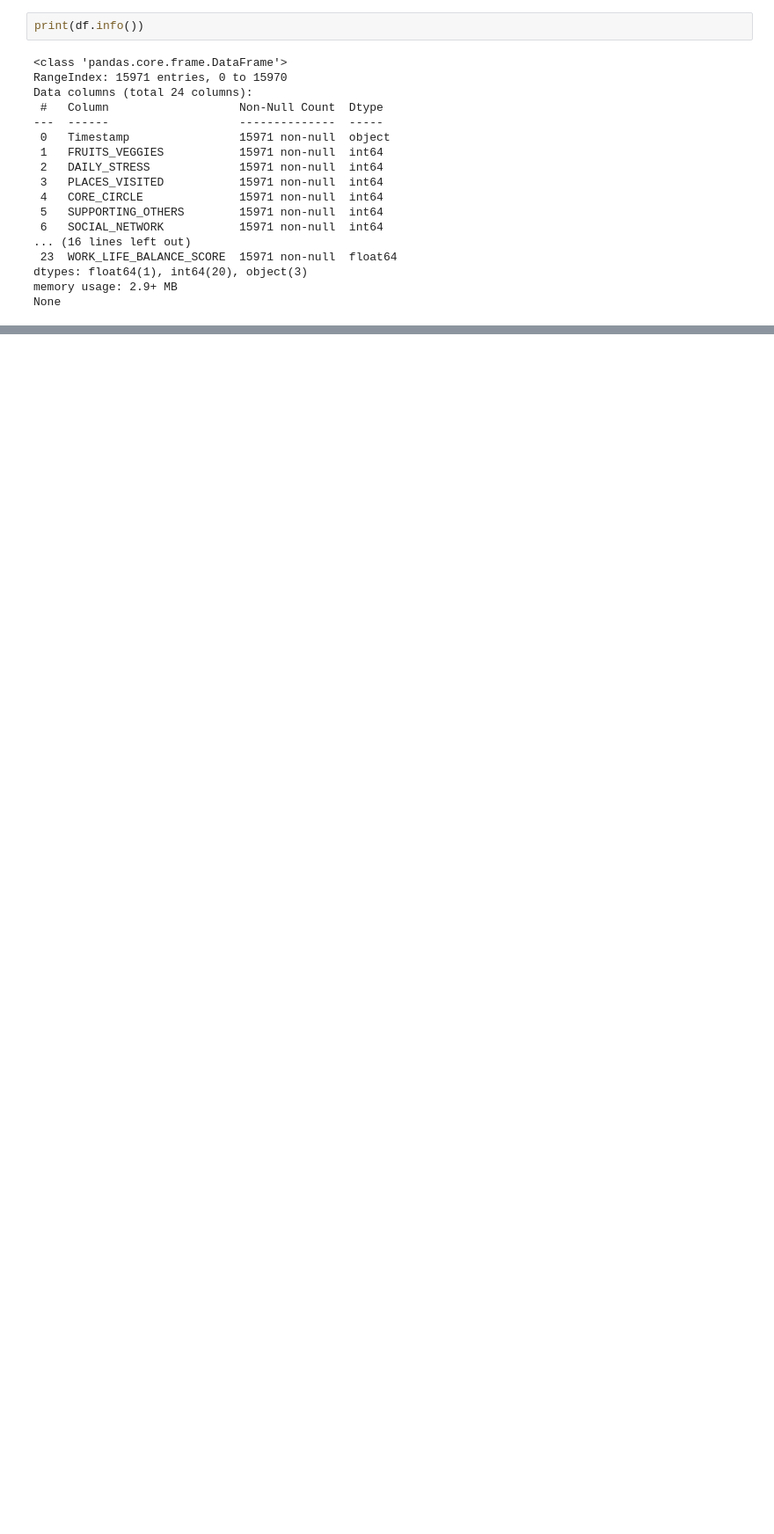
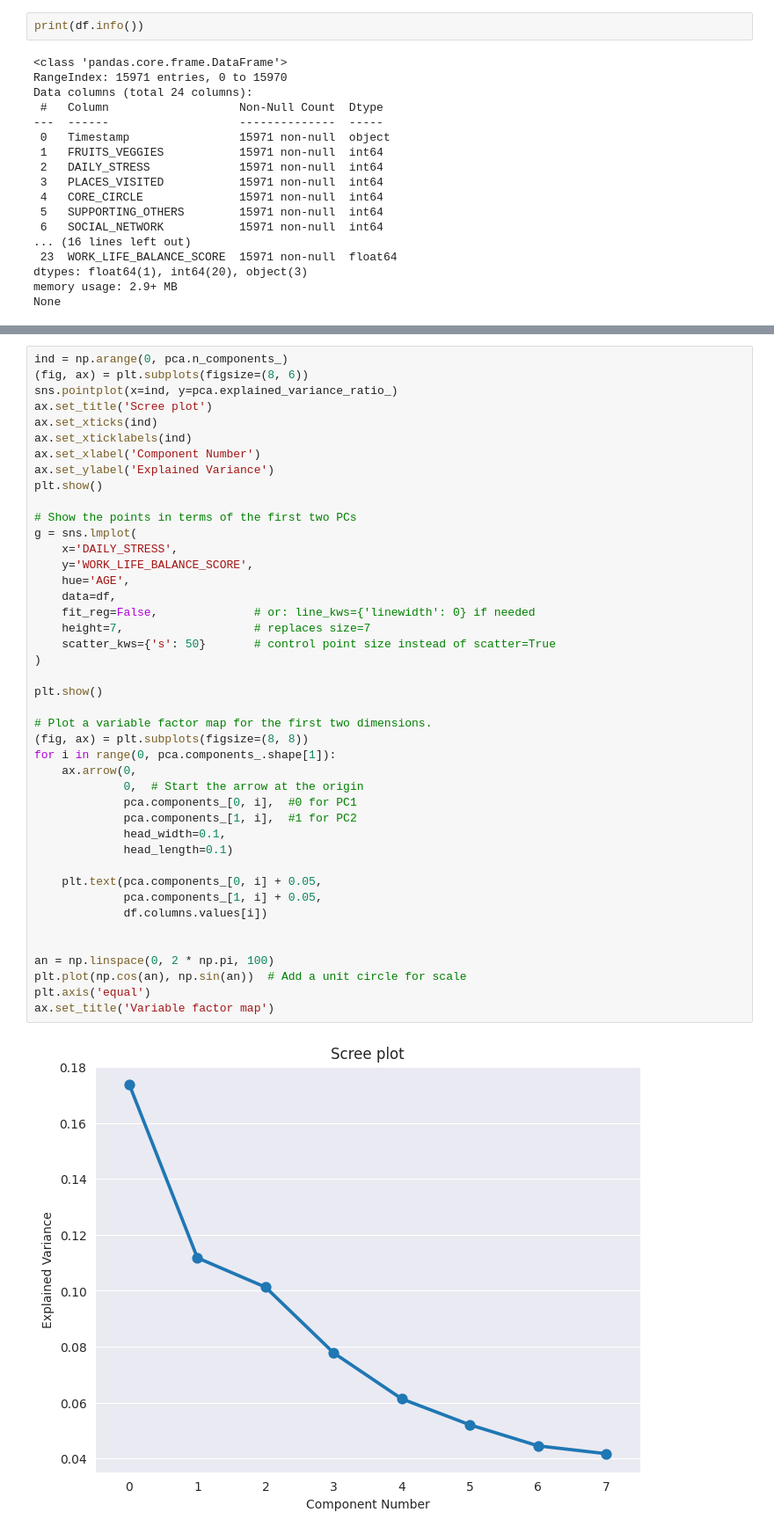
Before and after one commit to Mattei-Theophile/Flatmate-Matcher, a Jupyter notebook: project.ipynb, the cells around one changed output, grey strips where cells are left out. Shown at 88% size. Drawn from its saved outputs; the diff is of its cells as text; blank space fills up the shorter version.

```diff
--- a/project.ipynb
+++ b/project.ipynb
@@ -114,0 +219,45 @@ ValueError: could not convert string to float: '7/7/15'
+# %%
+ind = np.arange(0, pca.n_components_)
+(fig, ax) = plt.subplots(figsize=(8, 6))
+sns.pointplot(x=ind, y=pca.explained_variance_ratio_)
+ax.set_title('Scree plot')
+ax.set_xticks(ind)
+ax.set_xticklabels(ind)
+ax.set_xlabel('Component Number')
+ax.set_ylabel('Explained Variance')
+plt.show()
+
+# Show the points in terms of the first two PCs
+g = sns.lmplot(
+    x='DAILY_STRESS',
+    y='WORK_LIFE_BALANCE_SCORE',
+    hue='AGE',
+    data=df,
+    fit_reg=False,              # or: line_kws={'linewidth': 0} if needed
+    height=7,                   # replaces size=7
+    scatter_kws={'s': 50}       # control point size instead of scatter=True
+)
+
+plt.show()
+
+# Plot a variable factor map for the first two dimensions.
+(fig, ax) = plt.subplots(figsize=(8, 8))
+for i in range(0, pca.components_.shape[1]):
+    ax.arrow(0,
+             0,  # Start the arrow at the origin
+             pca.components_[0, i],  #0 for PC1
+             pca.components_[1, i],  #1 for PC2
+             head_width=0.1,
+             head_length=0.1)
+
+    plt.text(pca.components_[0, i] + 0.05,
+             pca.components_[1, i] + 0.05,
+             df.columns.values[i])
+
+
+an = np.linspace(0, 2 * np.pi, 100)
+plt.plot(np.cos(an), np.sin(an))  # Add a unit circle for scale
+plt.axis('equal')
+ax.set_title('Variable factor map')
+# %% [output]
+[figure, added]
```
Also changed, not shown: parts of 10 cells of this notebook.
